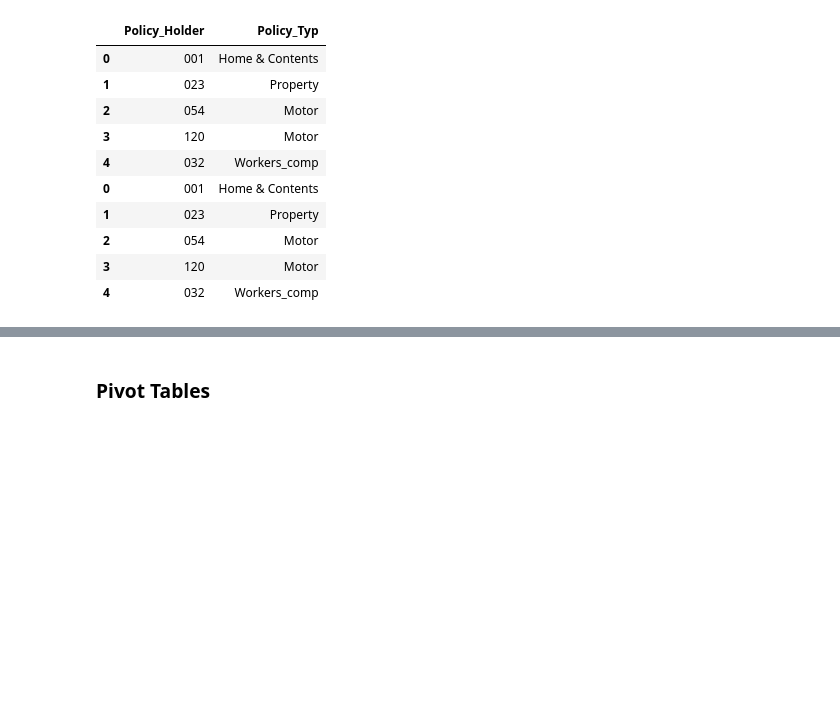
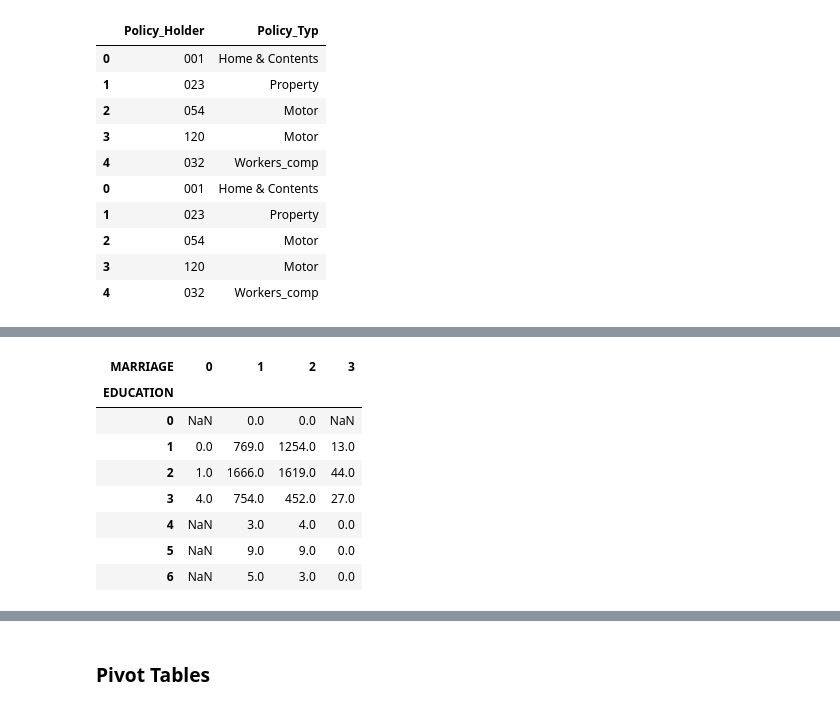
Before and after one commit to rimzbravz/Intro_to_Python, a Jupyter notebook: Intro_To_Python_Pandas.ipynb, the cells around one changed output, grey strips where cells are left out. Cells and saved outputs as stored; diff of their text form; code cells hidden in the pictures; blank space fills up the shorter version.

```diff
--- a/Intro_To_Python_Pandas.ipynb
+++ b/Intro_To_Python_Pandas.ipynb
@@ -594,0 +679,12 @@ aggregate(), filter(), transform(), apply() check my implementation in dup pay
+# %%
+credit.groupby(['EDUCATION', 'MARRIAGE'])['default.payment.next.month'].sum().unstack()
+# %% [output]
+| MARRIAGE | 0 | 1 | 2 | 3 |
+| EDUCATION |  |  |  |  |
+| 0 | NaN | 0.0 | 0.0 | NaN |
+| 1 | 0.0 | 769.0 | 1254.0 | 13.0 |
+| 2 | 1.0 | 1666.0 | 1619.0 | 44.0 |
+| 3 | 4.0 | 754.0 | 452.0 | 27.0 |
+| 4 | NaN | 3.0 | 4.0 | 0.0 |
+| 5 | NaN | 9.0 | 9.0 | 0.0 |
+| 6 | NaN | 5.0 | 3.0 | 0.0 |
```
Also changed, not shown: parts of 17 cells of this notebook.
